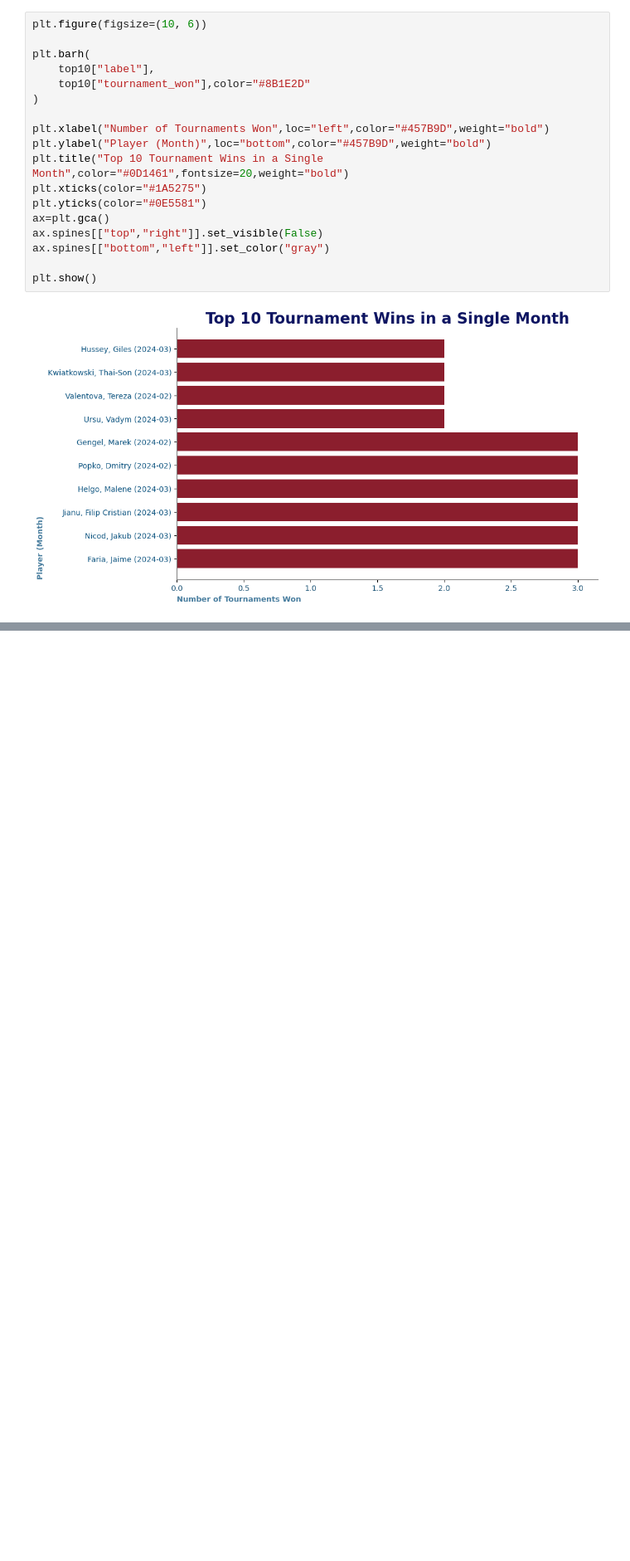
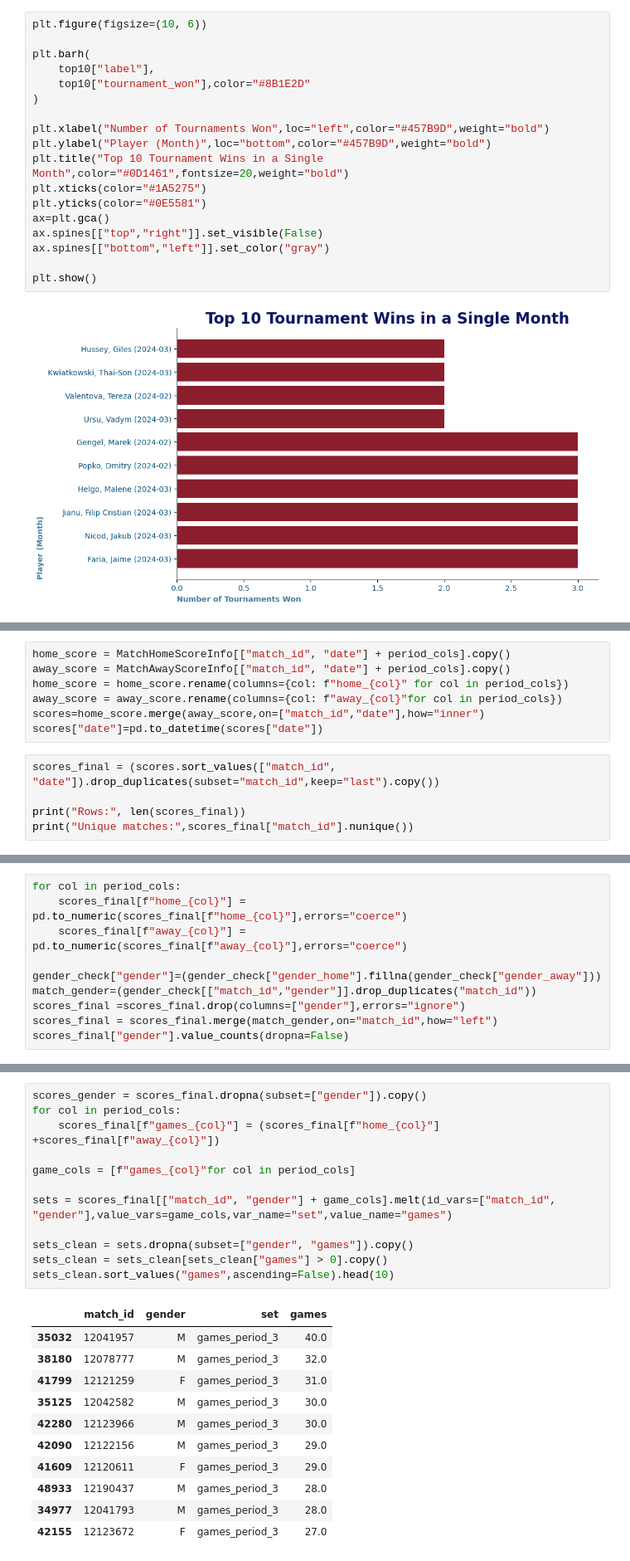
Before and after one commit to saba-ghorashi/tennis-analysis, a Jupyter notebook: answers.ipynb, the cells around one changed output, grey strips where cells are left out. Shown at 83% size. Drawn from its saved outputs; the diff is of its cells as text; blank space fills up the shorter version.

```diff
--- a/answers.ipynb
+++ b/answers.ipynb
@@ -445,0 +659,12 @@ plt.show()
+# %%
+home_score = MatchHomeScoreInfo[["match_id", "date"] + period_cols].copy()
+away_score = MatchAwayScoreInfo[["match_id", "date"] + period_cols].copy()
+home_score = home_score.rename(columns={col: f"home_{col}" for col in period_cols})
+away_score = away_score.rename(columns={col: f"away_{col}"for col in period_cols})
+scores=home_score.merge(away_score,on=["match_id","date"],how="inner")
+scores["date"]=pd.to_datetime(scores["date"])
+# %%
+scores_final = (scores.sort_values(["match_id", "date"]).drop_duplicates(subset="match_id",keep="last").copy())
+
+print("Rows:", len(scores_final))
+print("Unique matches:",scores_final["match_id"].nunique())
@@ -445,0 +678,10 @@ plt.show()
+# %%
+for col in period_cols:
+    scores_final[f"home_{col}"] = pd.to_numeric(scores_final[f"home_{col}"],errors="coerce")
+    scores_final[f"away_{col}"] = pd.to_numeric(scores_final[f"away_{col}"],errors="coerce")
+
+gender_check["gender"]=(gender_check["gender_home"].fillna(gender_check["gender_away"]))
+match_gender=(gender_check[["match_id","gender"]].drop_duplicates("match_id"))
+scores_final =scores_final.drop(columns=["gender"],errors="ignore")
+scores_final = scores_final.merge(match_gender,on="match_id",how="left")
+scores_final["gender"].value_counts(dropna=False)
@@ -445,0 +706,24 @@ plt.show()
+# %%
+scores_gender = scores_final.dropna(subset=["gender"]).copy()
+for col in period_cols:
+    scores_final[f"games_{col}"] = (scores_final[f"home_{col}"] +scores_final[f"away_{col}"])
+
+game_cols = [f"games_{col}"for col in period_cols]
+
+sets = scores_final[["match_id", "gender"] + game_cols].melt(id_vars=["match_id", "gender"],value_vars=game_cols,var_name="set",value_name="games")
+
+sets_clean = sets.dropna(subset=["gender", "games"]).copy()
+sets_clean = sets_clean[sets_clean["games"] > 0].copy()
+sets_clean.sort_values("games",ascending=False).head(10)
+# %% [output]
+|  | match_id | gender | set | games |
+| 35032 | 12041957 | M | games_period_3 | 40.0 |
+| 38180 | 12078777 | M | games_period_3 | 32.0 |
+| 41799 | 12121259 | F | games_period_3 | 31.0 |
+| 35125 | 12042582 | M | games_period_3 | 30.0 |
+| 42280 | 12123966 | M | games_period_3 | 30.0 |
+| 42090 | 12122156 | M | games_period_3 | 29.0 |
+| 41609 | 12120611 | F | games_period_3 | 29.0 |
+| 48933 | 12190437 | M | games_period_3 | 28.0 |
+| 34977 | 12041793 | M | games_period_3 | 28.0 |
+| 42155 | 12123672 | F | games_period_3 | 27.0 |
```
Also changed, not shown: parts of 32 cells of this notebook.
